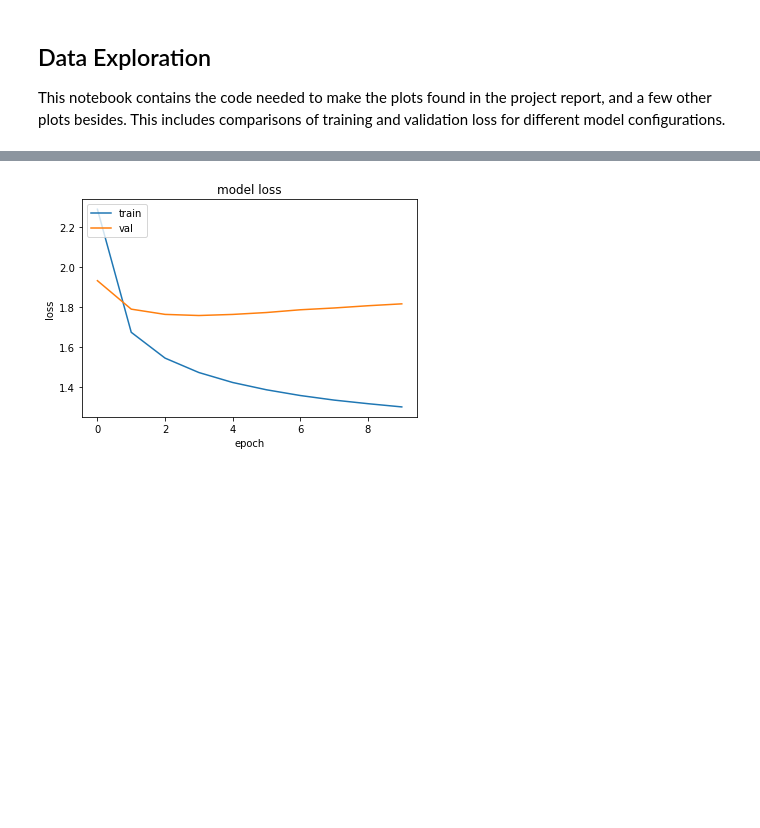
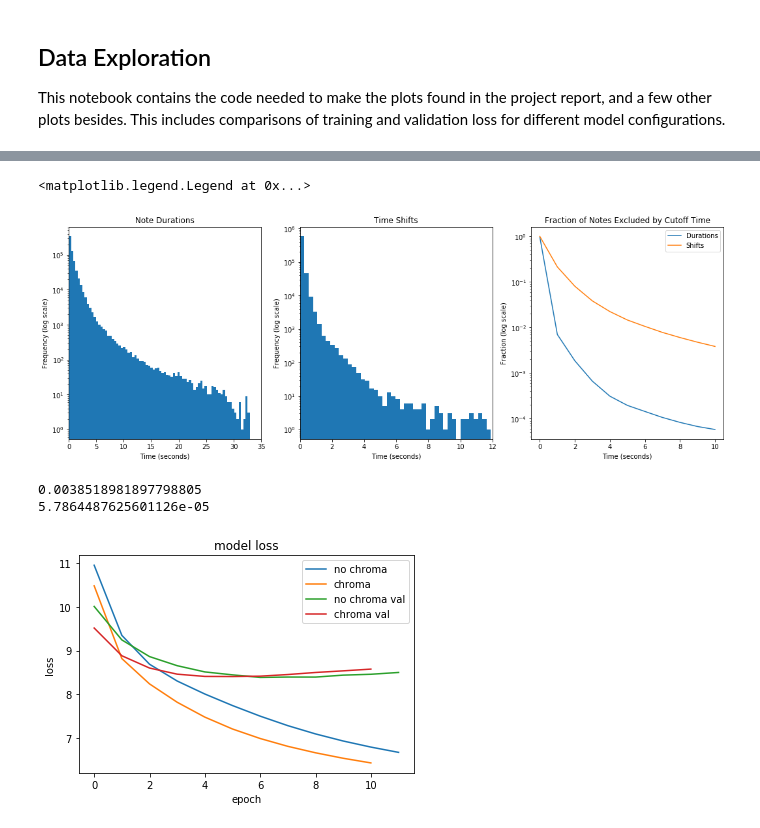
Before and after one commit to aleathwick/380-music-representation, a Jupyter notebook: data_exploration.ipynb, the cells around one changed output, grey strips where cells are left out. Cells and saved outputs as stored; diff of their text form; code cells hidden in the pictures; blank space fills up the shorter version.

Commit message:
more tidying, more plots

```diff
--- a/data_exploration.ipynb
+++ b/data_exploration.ipynb
@@ -40,15 +65,67 @@ with open('training_data/oore_v1/oore_val.json', 'r') as f:
+# %%
+# Get the fraction of notes omitted due to cutoff times
+length_p = []
+duration_p = []
+lengths_np = np.array(shifts)
+shifts_np = np.array(lengths)
+for i in range(20):
+    length_p.append(sum(lengths_np > i) / len(lengths))
+    duration_p.append(sum(shifts_np > i) / len(shifts))
+# %%
+# graph note lengths, and time between notes
+plt.figure(figsize=(18,6))
+plt.subplot(131)
+plt.hist(lengths, bins=80)
+plt.xlim((0,35))
+plt.yscale('log')
+plt.title('Note Durations')
+plt.xlabel('Time (seconds)')
+plt.ylabel('Frequency (log scale)')
+
+plt.subplot(132)
+plt.hist(shifts, bins=80)
+plt.xlim((0,12))
+plt.yscale('log')
+plt.title('Time Shifts')
+plt.xlabel('Time (seconds)')
+plt.ylabel('Frequency (log scale)')
+
+plt.subplot(133)
+plt.plot(length_p[:11])
+plt.plot(duration_p[:11])
+plt.title('Fraction of Notes Excluded by Cutoff Time')
+plt.ylabel('Fraction (log scale)')
+plt.yscale('log')
+plt.xlabel('Time (seconds)')
+plt.legend(['Durations', 'Shifts'], loc='upper right')
+# %% [output]
+<matplotlib.legend.Legend at 0x...>
+[figure, added]
+# %%
+# fraction of lengths or durations longer than a particular value
+print(sum(np.array(lengths) > 10) / len(lengths))
+print(sum(np.array(shifts) > 10) / len(shifts))
+# %% [output]
+0.0038518981897798805
+5.7864487625601126e-05
 # %%
+# First experiment showing chroma works.
 import ast
-with open(f'models/oore4/history40e.json', 'r') as f:
+with open(f'models/nbc/nbcmodel3/history40e.json', 'r') as f:
     hist = ast.literal_eval(json.load(f))
+with open(f'models/nbc/nbcmodel4/history40e.json', 'r') as f:
+    hist2 = ast.literal_eval(json.load(f))
 metric = 'loss'
 # print(hist)
 plt.plot(hist[metric])
+plt.plot(hist2[metric])
 plt.plot(hist['val_' + metric])
+plt.plot(hist2['val_' + metric])
 plt.title('model ' + metric)
 plt.ylabel(metric)
 plt.xlabel('epoch')
-plt.legend(['train', 'val'], loc='upper left')
+plt.legend(['no chroma', 'chroma', 'no chroma val', 'chroma val'], loc='upper right')
+plt.savefig('?')
 plt.show()
 # %% [output]
-[figure, old version]
+[figure, new version]
```
Also changed, not shown: parts of 14 cells of this notebook, 2 other files.
